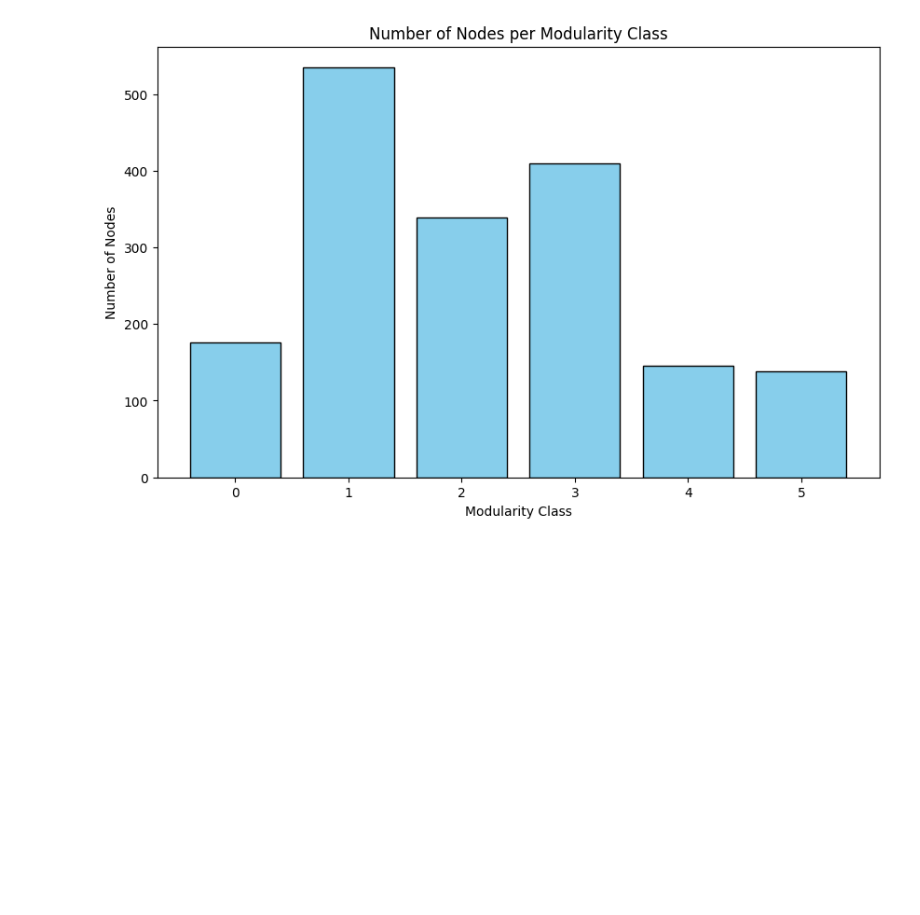
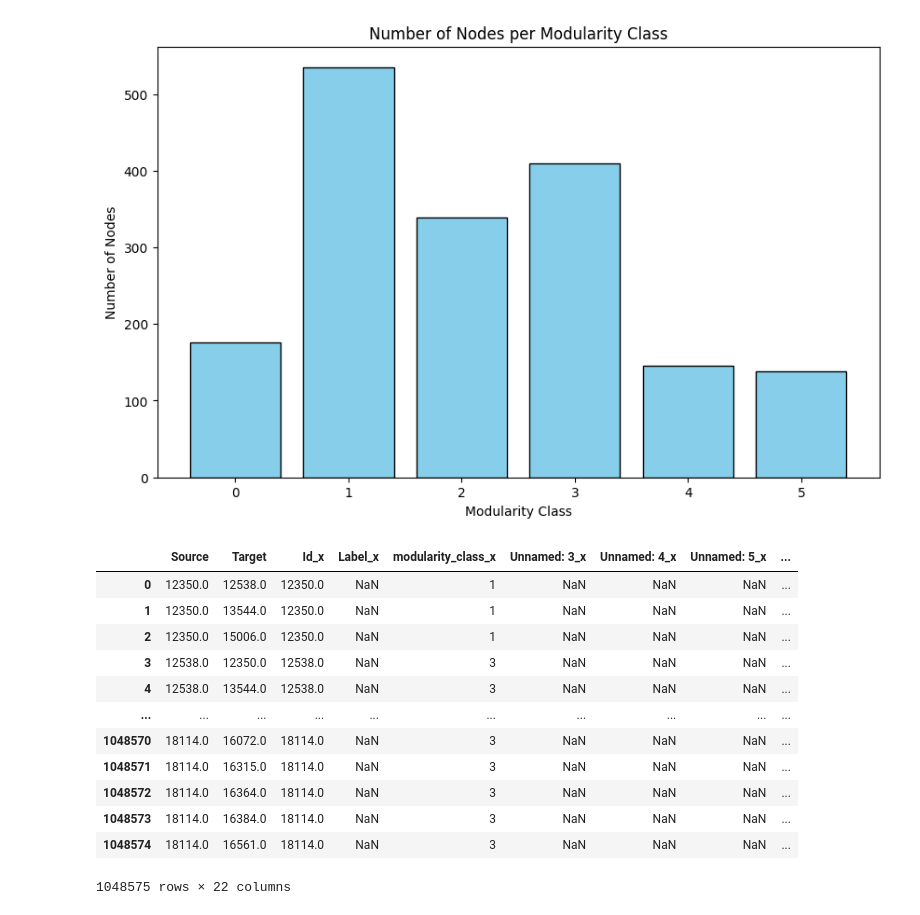
Before and after one commit to DEISI-ULHT-TFC-2023-24/TFC-DEISEI64-E-Commerce, a Jupyter notebook: Community Analysis.ipynb, the cells around one changed output. Drawn from its saved outputs; the diff is of its cells as text; code cells hidden in the pictures; blank space fills up the shorter version.

Commit message:
Added a query to count the number of edges per node (not finished)

```diff
--- a/Community Analysis.ipynb
+++ b/Community Analysis.ipynb
@@ -71,3 +74,38 @@ plt.ylabel('Number of Nodes')
 plt.show()
 # %% [output]
 [figure]
+# %%
+# Merge the 'table_client' with 'client_client' based on 'Source' and 'Target' columns
+client_client_network_with_info = pd.merge(client_client, table_client, left_on='Source', right_on='Id', how='left')
+client_client_network_with_info = pd.merge(client_client_network_with_info, table_client, left_on='Target', right_on='Id', how='left')
+
+#client_client_network_with_info['modularity_class'] = client_client_network_with_info['modularity_class_y'].fillna(client_client_network_with_info['modularity_class_x'])
+#client_client_network_with_info.drop(['Id_x', 'modularity_class_x', 'Id_y', 'ModularityClass_y'], axis=1, inplace=True)
+
+client_client_network_with_info
+
+# Group by community and count the number of edges per node
+# edges_per_node = client_client_network_with_info.groupby(['modularity_class', 'Target']).size().reset_index(name='EdgeCount')
+
+
+# Plot a histogram of the number of edges per node
+#plt.figure(figsize=(10, 6))
+#plt.hist(edges_per_node['EdgeCount'], bins=50, color='skyblue', edgecolor='black')
+#plt.title('Number of Edges per Node in Communities')
+#plt.xlabel('Number of Edges')
+#plt.ylabel('Frequency')
+#plt.show()
+# %% [output]
+|  | Source | Target | Id_x | Label_x | modularity_class_x | Unnamed: 3_x | Unnamed: 4_x | Unnamed: 5_x | ... |
+| 0 | 12350.0 | 12538.0 | 12350.0 | NaN | 1 | NaN | NaN | NaN | ... |
+| 1 | 12350.0 | 13544.0 | 12350.0 | NaN | 1 | NaN | NaN | NaN | ... |
+| 2 | 12350.0 | 15006.0 | 12350.0 | NaN | 1 | NaN | NaN | NaN | ... |
+| 3 | 12538.0 | 12350.0 | 12538.0 | NaN | 3 | NaN | NaN | NaN | ... |
+| 4 | 12538.0 | 13544.0 | 12538.0 | NaN | 3 | NaN | NaN | NaN | ... |
+| ... | ... | ... | ... | ... | ... | ... | ... | ... | ... |
+| 1048570 | 18114.0 | 16072.0 | 18114.0 | NaN | 3 | NaN | NaN | NaN | ... |
+| 1048571 | 18114.0 | 16315.0 | 18114.0 | NaN | 3 | NaN | NaN | NaN | ... |
+| 1048572 | 18114.0 | 16364.0 | 18114.0 | NaN | 3 | NaN | NaN | NaN | ... |
+| 1048573 | 18114.0 | 16384.0 | 18114.0 | NaN | 3 | NaN | NaN | NaN | ... |
+| 1048574 | 18114.0 | 16561.0 | 18114.0 | NaN | 3 | NaN | NaN | NaN | ... |
+1048575 rows × 22 columns
```
Also changed, not shown: parts of 1 cell of this notebook.
